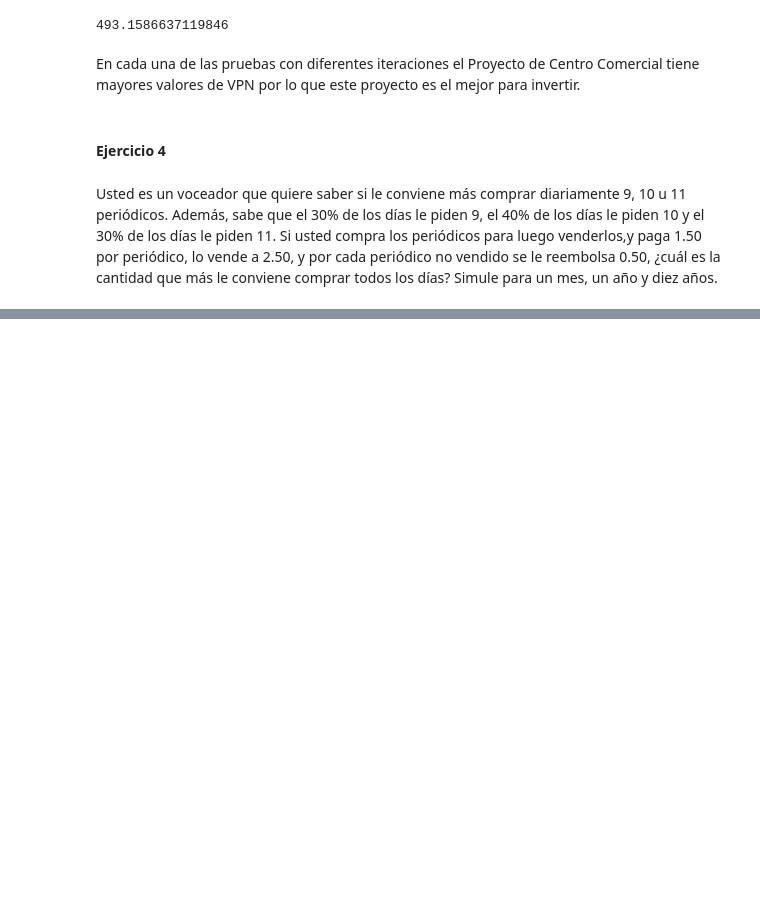
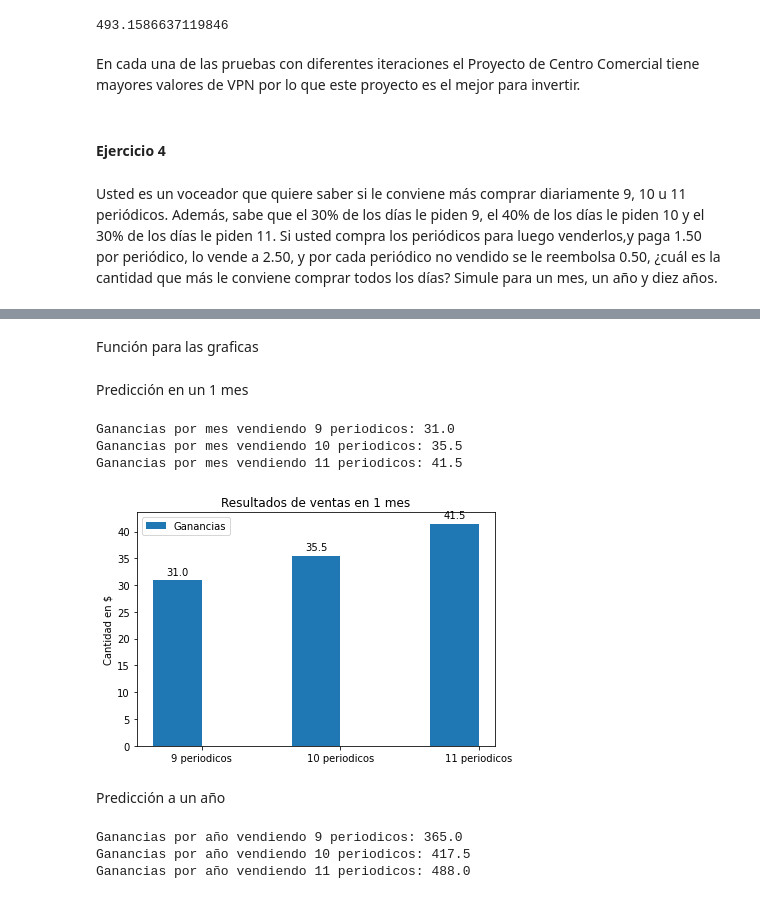
Before and after one commit to gusta257/MiniProyecto2, a Jupyter notebook: MiniProyecto2.ipynb, the cells around one changed output, grey strips where cells are left out. Drawn from its saved outputs; the diff is of its cells as text; code cells hidden in the pictures; blank space fills up the shorter version.

```diff
--- a/MiniProyecto2.ipynb
+++ b/MiniProyecto2.ipynb
@@ -124,0 +155,2 @@ ran
+# %% [markdown]
+Función para las graficas
@@ -124,0 +171,75 @@ ran
+# %% [markdown]
+Predicción en un 1 mes
+# %%
+for i in range(0,MES):
+    u =  random.random()
+    #print('random'+str(u))
+    if (u <= 0.30):
+        ganancias_9_mes += VENDE - PAGA
+        ganancias_10_mes += VENDE + REEMBOLSA - PAGA
+        ganancias_11_mes += VENDE + REEMBOLSA - PAGA
+    elif (u > 0.30 and u <= 0.70):
+        ganancias_9_mes += VENDE - PAGA
+        ganancias_10_mes += VENDE - PAGA
+        ganancias_11_mes += VENDE + REEMBOLSA - PAGA
+    elif(u > 0.70 and u < 1):
+        ganancias_9_mes += VENDE - PAGA
+        ganancias_10_mes += VENDE - PAGA
+        ganancias_11_mes += VENDE - PAGA
+ganancias_meses = [ganancias_9_mes,ganancias_10_mes, ganancias_11_mes]
+gastos_meses = [PAGA*9*MES,PAGA*10*MES,PAGA*11*MES]
+
+print("Ganancias por mes vendiendo 9 periodicos: "+str(ganancias_9_mes))
+print("Ganancias por mes vendiendo 10 periodicos: "+str(ganancias_10_mes))
+print("Ganancias por mes vendiendo 11 periodicos: "+str(ganancias_11_mes))
+# %% [output]
+Ganancias por mes vendiendo 9 periodicos: 31.0
+Ganancias por mes vendiendo 10 periodicos: 35.5
+Ganancias por mes vendiendo 11 periodicos: 41.5
+# %%
+fig, ax = plt.subplots()
+rects1 = ax.bar(x - width/2, ganancias_meses, width, label='Ganancias')
+#rects2 = ax.bar(x + width/2, gastos_meses, width, label='Perdidas')
+
+ax.set_ylabel('Cantidad en $')
+ax.set_title('Resultados de ventas en 1 mes')
+ax.set_xticks(x)
+ax.set_xticklabels(labels)
+ax.legend()
+
+autolabel(rects1)
+# autolabel(rects2)
+
+fig.tight_layout()
+
+plt.show()
+# %% [output]
+[figure, added]
+# %% [markdown]
+Predicción a un año
+# %%
+for i in range(0,ANIO):
+    u =  random.random()
+    #print('random'+str(u))
+    if (u <= 0.30):
+        ganancias_9_anio += VENDE - PAGA
+        ganancias_10_anio += VENDE + REEMBOLSA - PAGA
+        ganancias_11_anio += VENDE + REEMBOLSA - PAGA
+    elif (u > 0.30 and u <= 0.70):
+        ganancias_9_anio += VENDE - PAGA
+        ganancias_10_anio += VENDE - PAGA
+        ganancias_11_anio += VENDE + REEMBOLSA - PAGA
+    elif(u > 0.70 and u < 1):
+        ganancias_9_anio += VENDE - PAGA
+        ganancias_10_anio += VENDE - PAGA
+        ganancias_11_anio += VENDE - PAGA
+ganancias_anio = [ganancias_9_anio,ganancias_10_anio, ganancias_11_anio]
+gastos_anio = [PAGA*9*ANIO,PAGA*10*ANIO,PAGA*11*ANIO]
+
+print("Ganancias por año vendiendo 9 periodicos: "+str(ganancias_9_anio))
+print("Ganancias por año vendiendo 10 periodicos: "+str(ganancias_10_anio))
+print("Ganancias por año vendiendo 11 periodicos: "+str(ganancias_11_anio))
+# %% [output]
+Ganancias por año vendiendo 9 periodicos: 365.0
+Ganancias por año vendiendo 10 periodicos: 417.5
+Ganancias por año vendiendo 11 periodicos: 488.0
```
Also changed, not shown: parts of 9 cells of this notebook.
